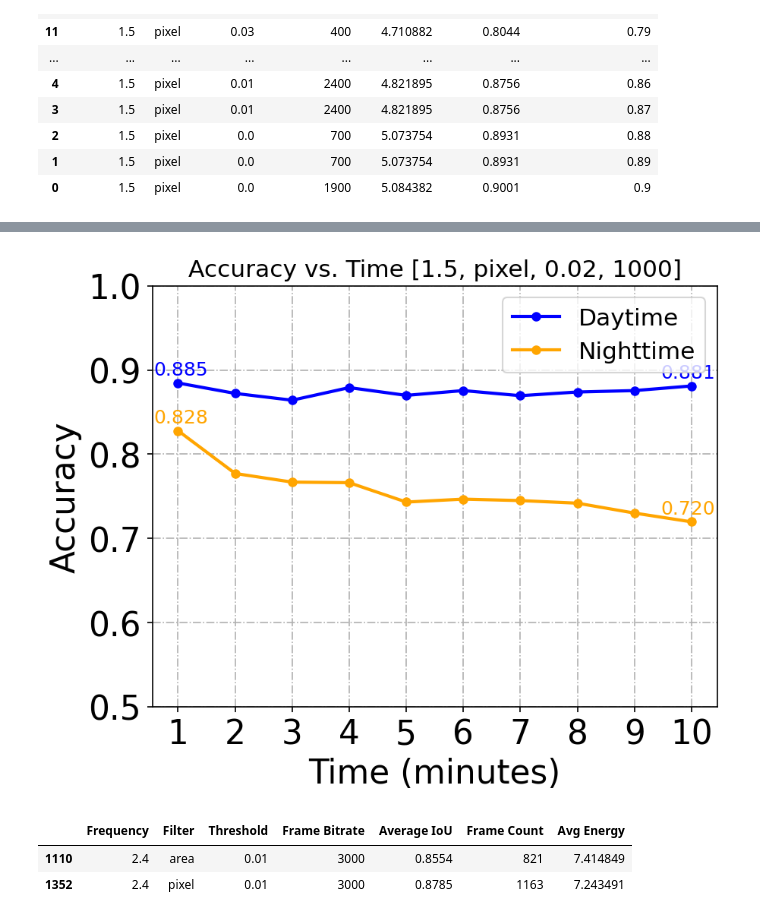
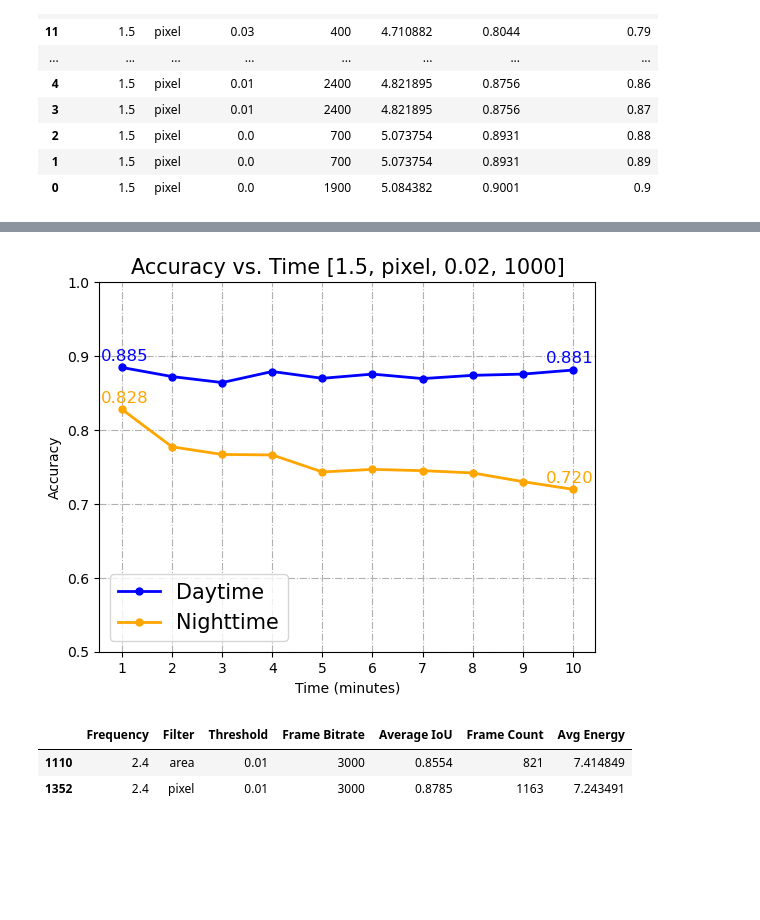
Before and after one commit to bencivjan/ecolens, a Jupyter notebook: viz/viz.ipynb, the cells around one changed output, grey strips where cells are left out. Saved outputs shown, nothing was run; the diff lists cells and outputs as text; code cells hidden in the pictures; blank space fills up the shorter version.

```diff
--- a/viz/viz.ipynb
+++ b/viz/viz.ipynb
@@ -231,12 +231,13 @@ Top 30 Configurations by Accuracy/Energy Ratio:
 | 243 | 1.5 | pixel | 0.0000 | 400 | 0.8903 | 5.082429 | 0.175172 |
 # %%
 # Plot video accuracy over time for 1.5,pixel,0.02,1000
-plt.rcParams['figure.dpi'] = 150  # plt.show display resolution
-font = {'family': 'sans-serif',
-        'serif': 'Helvetica',
-        'weight': 'normal',
-        'size': 21}
-plt.rc('font', **font)
+# plt.rcParams['figure.dpi'] = 150  # plt.show display resolution
+# font = {'family': 'sans-serif',
+#         'serif': 'Helvetica',
+#         'weight': 'normal',
+#         'size': 21}
+# plt.rc('font', **font)
+
 minutes = [1, 2, 3, 4, 5, 6, 7, 8, 9, 10]
 # JH_accuracy = [0.896891846652386, 0.8841147617895713, 0.8756257703281908,
 #             0.8838634526272898, 0.8764355769718852, 0.8770951794943822,
@@ -245,34 +246,34 @@ minutes = [1, 2, 3, 4, 5, 6, 7, 8, 9, 10]
 JH_acc_002_1000 = [0.8845323462455549, 0.8722245455799401, 0.8641256924805556,
                0.879087591472295, 0.8698817141980153, 0.8755619359253631,
                0.8695019954260023, 0.8738858139002347, 0.8755509400832433,
                0.881035014470993]
 
 JH_night_acc_002_1000 = [0.8278939876485192, 0.777150069352838, 0.7668527398177784,
                      0.7662156447272866, 0.7431946317743635, 0.7466709707248023,
                     0.7449518610907384, 0.7418769200685303, 0.7301146976437243,
                     0.7197275938102095]
 
 # Plotting
 plt.figure()
 plt.plot(minutes, JH_acc_002_1000, marker='o', color='b', linestyle='-', linewidth=2, markersize=5, label='Daytime')
 plt.plot(minutes, JH_night_acc_002_1000, marker='o', color='orange', linestyle='-', linewidth=2, markersize=5, label='Nighttime')
 plt.title('Accuracy vs. Time [1.5, pixel, 0.02, 1000]', fontsize=15)
 plt.xlabel('Time (minutes)')
 plt.ylabel('Accuracy')
 plt.ylim(0.5, 1)
 plt.grid(True,linestyle='-.')
 plt.xticks(minutes)  # Display minute intervals for clarity
 
 plt.annotate(f"{JH_acc_002_1000[-1]:.3f}", (10, JH_acc_002_1000[-1]), textcoords="offset points", xytext=(-2,5), ha='center', fontsize=12, color='b')
 plt.annotate(f"{JH_acc_002_1000[0]:.3f}", (1, JH_acc_002_1000[0]), textcoords="offset points", xytext=(2,5), ha='center', fontsize=12, color='b')
 
 plt.annotate(f"{JH_night_acc_002_1000[-1]:.3f}", (10, JH_night_acc_002_1000[-1]), textcoords="offset points", xytext=(-2,5), ha='center', fontsize=12, color='orange')
 plt.annotate(f"{JH_night_acc_002_1000[0]:.3f}", (1, JH_night_acc_002_1000[0]), textcoords="offset points", xytext=(2,5), ha='center', fontsize=12, color='orange')
 
 plt.legend(fontsize=15)
 plt.show()
 # %% [output]
-[figure, old version]
+[figure, new version]
 # %%
 # Load the CSV files
 accuracy_df = pd.read_csv('accuracy-JH-1.csv')
```
Also changed, not shown: parts of 7 cells of this notebook, 17 other files.
